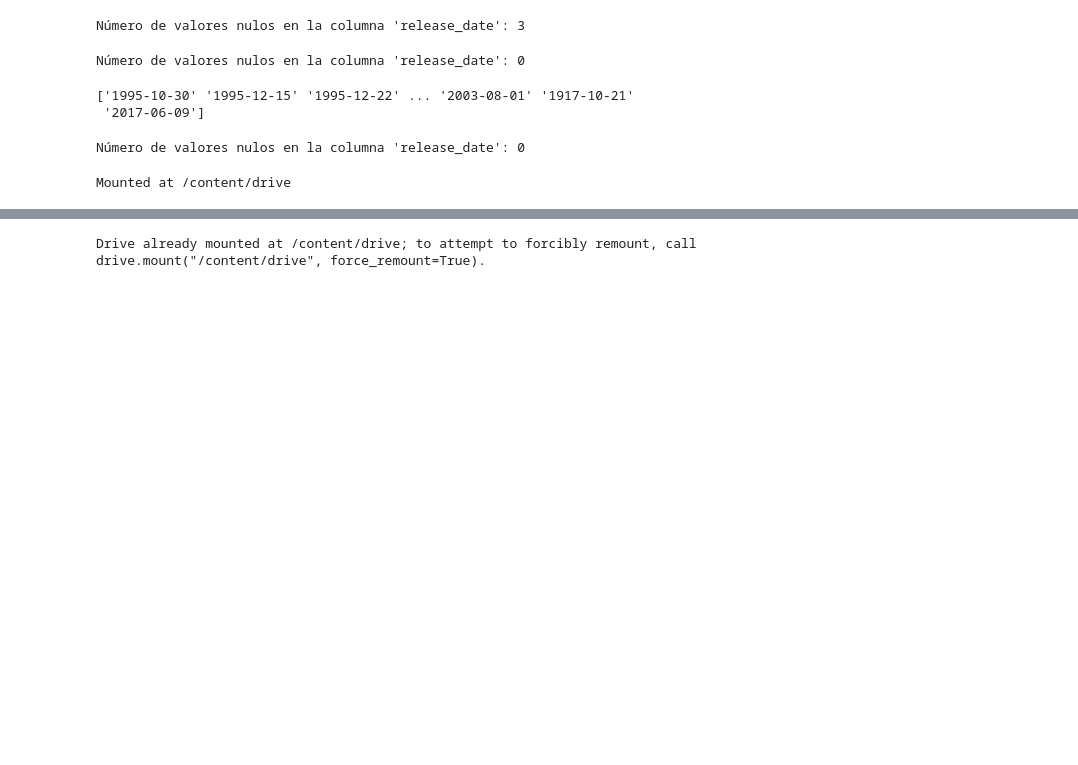
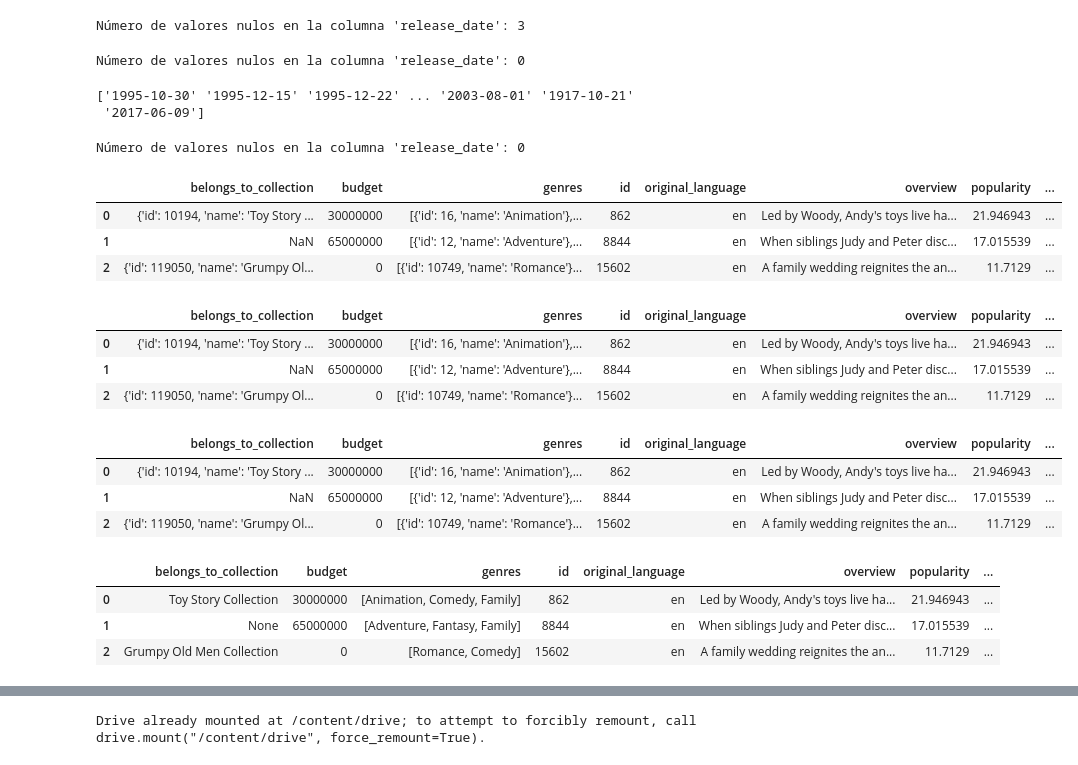
Before and after one commit to marcebalzarelli/Proyecto-Individual-HENRY-N-1-Machine-Learning, a Jupyter notebook: Limpieza de Data / PI_Limpieza_movies.ipynb, the cells around one changed output, grey strips where cells are left out. Saved outputs shown, nothing was run; the diff lists cells and outputs as text; code cells hidden in the pictures; blank space fills up the shorter version.

```diff
--- a/Limpieza de Data / PI_Limpieza_movies.ipynb
+++ b/Limpieza de Data / PI_Limpieza_movies.ipynb
@@ -16,3 +13,6 @@ df = pd.read_csv('/content/movies_dataset.csv')
+# %%
+ruta_archivo = '/content/drive/MyDrive/movies_dataset.csv'
+df= pd.read_csv(ruta_archivo)
 # %%
 # Eliminar las columnas específicas
 columns_to_drop = ['video', 'imdb_id', 'adult', 'original_title', 'poster_path', 'homepage']
@@ -99,4 +99,9 @@ df_valid_dates = df[df['release_date'].notnull()]
 # Crear la columna release_year extrayendo el año de la fecha de estreno
 df_valid_dates['release_year'] = df_valid_dates['release_date'].dt.year
 # %%
-df_valid_dates.head()
+df_valid_dates.head(3)
+# %% [output]
+|  | belongs_to_collection | budget | genres | id | original_language | overview | popularity | ... |
+| 0 | {'id': 10194, 'name': 'Toy Story ... | 30000000 | [{'id': 16, 'name': 'Animation'},... | 862 | en | Led by Woody, Andy's toys live ha... | 21.946943 | ... |
+| 1 | NaN | 65000000 | [{'id': 12, 'name': 'Adventure'},... | 8844 | en | When siblings Judy and Peter disc... | 17.015539 | ... |
+| 2 | {'id': 119050, 'name': 'Grumpy Ol... | 0 | [{'id': 10749, 'name': 'Romance'}... | 15602 | en | A family wedding reignites the an... | 11.7129 | ... |
@@ -119,2 +119,7 @@ print(df_final)
 # %%
-df_final.head()
+df_final.head(3)
+# %% [output]
+|  | belongs_to_collection | budget | genres | id | original_language | overview | popularity | ... |
+| 0 | {'id': 10194, 'name': 'Toy Story ... | 30000000 | [{'id': 16, 'name': 'Animation'},... | 862 | en | Led by Woody, Andy's toys live ha... | 21.946943 | ... |
+| 1 | NaN | 65000000 | [{'id': 12, 'name': 'Adventure'},... | 8844 | en | When siblings Judy and Peter disc... | 17.015539 | ... |
+| 2 | {'id': 119050, 'name': 'Grumpy Ol... | 0 | [{'id': 10749, 'name': 'Romance'}... | 15602 | en | A family wedding reignites the an... | 11.7129 | ... |
@@ -123,5 +125,0 @@ df_final.to_csv('data_medio_limpio.csv', index=False)
-# %%
-from google.colab import drive
-drive.mount('/content/drive')
-# %% [output]
-Mounted at /content/drive
@@ -145,3 +133,10 @@ import locale
+# %%
+df_final.head(3)
+# %% [output]
+|  | belongs_to_collection | budget | genres | id | original_language | overview | popularity | ... |
+| 0 | {'id': 10194, 'name': 'Toy Story ... | 30000000 | [{'id': 16, 'name': 'Animation'},... | 862 | en | Led by Woody, Andy's toys live ha... | 21.946943 | ... |
+| 1 | NaN | 65000000 | [{'id': 12, 'name': 'Adventure'},... | 8844 | en | When siblings Judy and Peter disc... | 17.015539 | ... |
+| 2 | {'id': 119050, 'name': 'Grumpy Ol... | 0 | [{'id': 10749, 'name': 'Romance'}... | 15602 | en | A family wedding reignites the an... | 11.7129 | ... |
 # %%
 # Algunos campos estan anidados y deben ser desanidados para unirlos al dataset
 # Para las listas
@@ -168,3 +163,8 @@ df_final_dos['spoken_languages'] = df_final_dos['spoken_languages'].apply(fetch_
 # %%
-df_final_dos.head(3)
+df_final.head(3)
+# %% [output]
+|  | belongs_to_collection | budget | genres | id | original_language | overview | popularity | ... |
+| 0 | Toy Story Collection | 30000000 | [Animation, Comedy, Family] | 862 | en | Led by Woody, Andy's toys live ha... | 21.946943 | ... |
+| 1 | None | 65000000 | [Adventure, Fantasy, Family] | 8844 | en | When siblings Judy and Peter disc... | 17.015539 | ... |
+| 2 | Grumpy Old Men Collection | 0 | [Romance, Comedy] | 15602 | en | A family wedding reignites the an... | 11.7129 | ... |
 # %%
```
Also changed, not shown: parts of 26 cells of this notebook.
